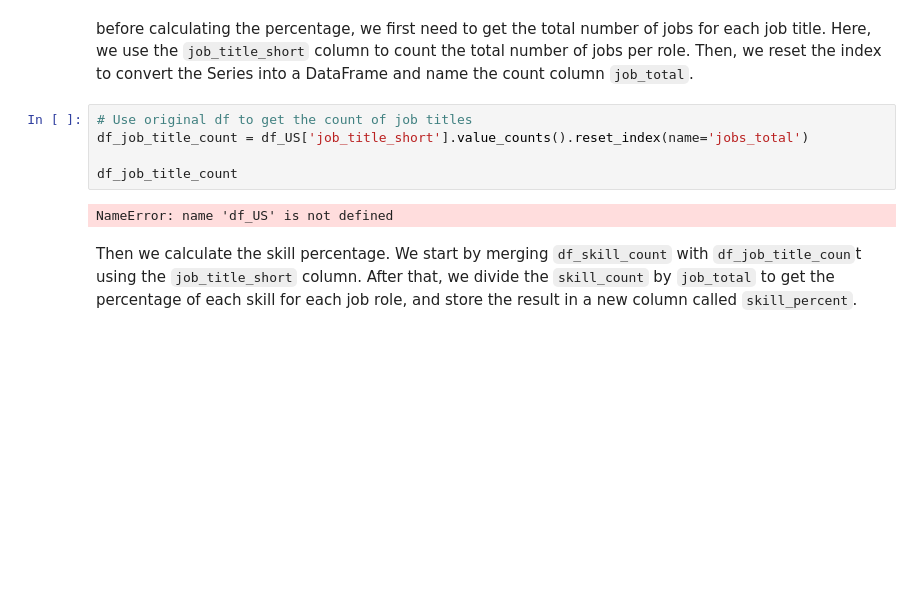
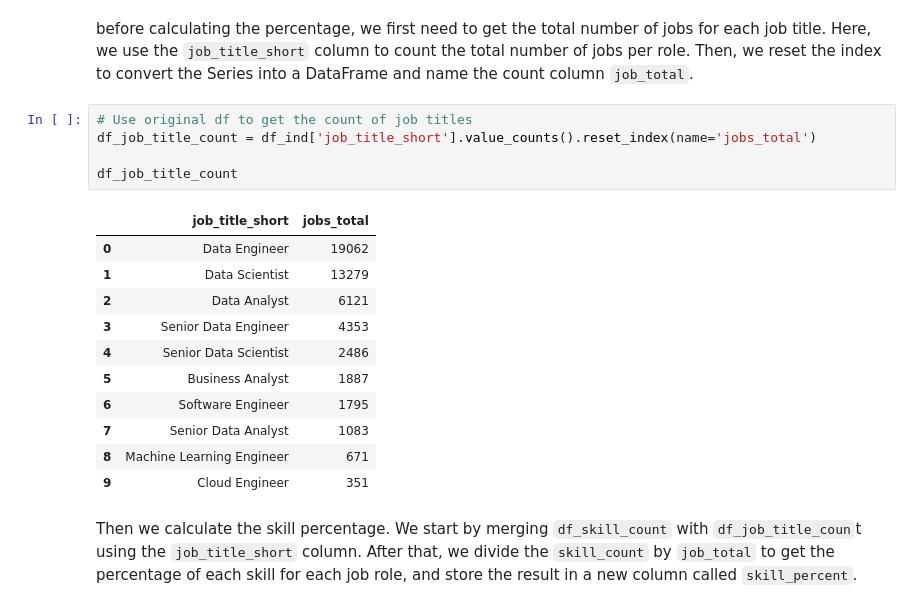
Before and after one commit to shivuramesh8/projects-using-python, a Jupyter notebook: 2_Skill_Demands (1).ipynb, the cells around one changed output. Cells and saved outputs as stored; diff of their text form; blank space fills up the shorter version.

Commit message:
rectified_an_error

```diff
--- a/2_Skill_Demands (1).ipynb
+++ b/2_Skill_Demands (1).ipynb
@@ -132,11 +132,21 @@ So, we'll convert the counts to percentages in this case.
 before calculating the percentage, we first need to get the total number of jobs for each job title. Here, we use the `job_title_short` column to count the total number of jobs per role. Then, we reset the index to convert the Series into a DataFrame and name the count column `job_total`.
 # %%
 # Use original df to get the count of job titles
-df_job_title_count = df_US['job_title_short'].value_counts().reset_index(name='jobs_total')
+df_job_title_count = df_ind['job_title_short'].value_counts().reset_index(name='jobs_total')
 
 df_job_title_count
 # %% [output]
-NameError: name 'df_US' is not defined
+|  | job_title_short | jobs_total |
+| 0 | Data Engineer | 19062 |
+| 1 | Data Scientist | 13279 |
+| 2 | Data Analyst | 6121 |
+| 3 | Senior Data Engineer | 4353 |
+| 4 | Senior Data Scientist | 2486 |
+| 5 | Business Analyst | 1887 |
+| 6 | Software Engineer | 1795 |
+| 7 | Senior Data Analyst | 1083 |
+| 8 | Machine Learning Engineer | 671 |
+| 9 | Cloud Engineer | 351 |
 # %% [markdown]
 Then we calculate the skill percentage. We start by merging `df_skill_count` with `df_job_title_coun`t using the `job_title_short` column. After that, we divide the `skill_count` by `job_total` to get the percentage of each skill for each job role, and store the result in a new column called `skill_percent`.
 # %%
```
